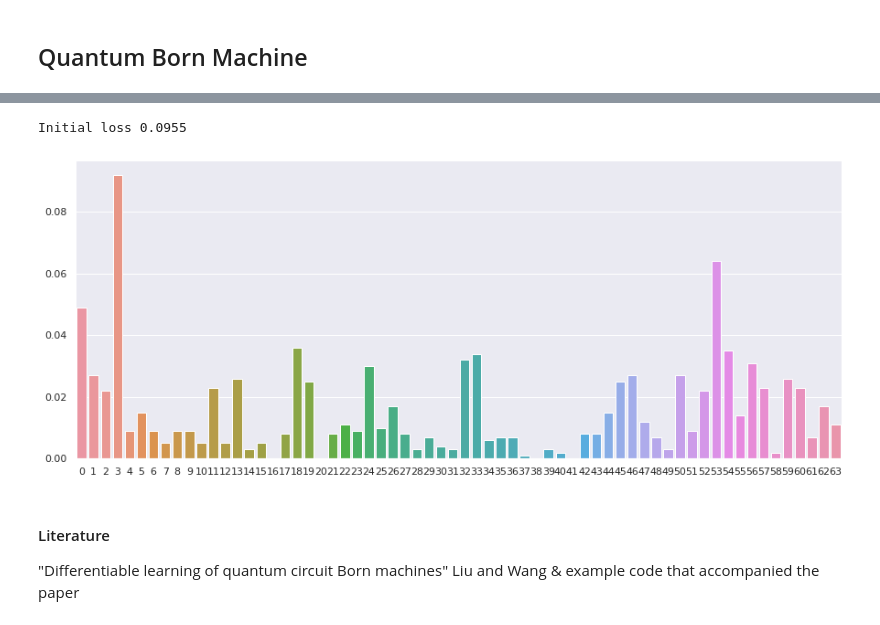
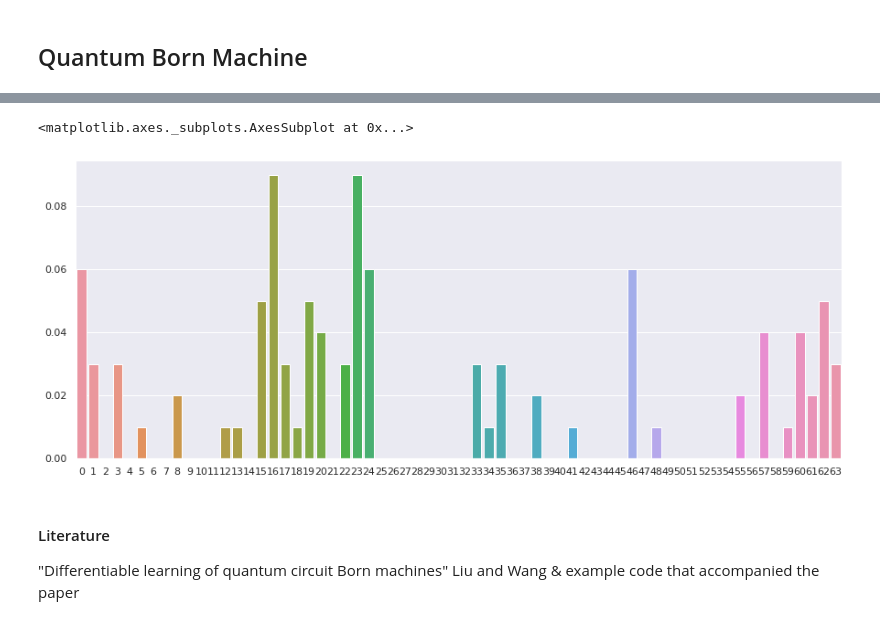
Before and after one commit to asakhnenko/EntangledSolutions, a Jupyter notebook: deep_learning/q_born_machine_qiskit.ipynb, the cells around one changed output, grey strips where cells are left out. Drawn from its saved outputs; the diff is of its cells as text; code cells hidden in the pictures.

Commit message:
Add PyTorch optimization

```diff
--- a/deep_learning/q_born_machine_qiskit.ipynb
+++ b/deep_learning/q_born_machine_qiskit.ipynb
@@ -23,7 +28,7 @@ def generate_pair(n_qubits):
     return pairs
 
 n_qubits = 6
-n_layers = 6
+n_layers = 3
 
 data = gaussian(n_qubits, mu = 2 ** 5 - 0.5, sigma = 2 ** 4)
 
@@ -191,0 +181,21 @@ b'CONVERGENCE: REL_REDUCTION_OF_F_<=_FACTR*EPSMCH'
+# %%
+hybrid_model = Hybrid(n_qubits, n_layers, simulator, 100, np.pi / 4)
+optimizer = optim.Adam(hybrid_model.parameters(), lr=0.0001)
+loss_func = MMDLoss(np.arange(2 ** n_qubits), [0.25,4])
+
+epochs = 100
+loss_list = []
+
+hybrid_model.train()
+for epoch in range(epochs):
+    optimizer.zero_grad()
+    # Forward pass
+    output = hybrid_model()
+    # Calculating loss
+    loss = loss_func(output, torch.tensor(data))
+    print(loss)
+    loss.backward()
+    loss_list.append(loss)
+
+    # Optimize the weights
+    optimizer.step()
@@ -192,11 +226,9 @@ b'CONVERGENCE: REL_REDUCTION_OF_F_<=_FACTR*EPSMCH'
 # %%
-distribution = model.get_probablities(result.x)
-
+distribution = hybrid_model().detach().numpy()[0]
 sns.barplot(x = np.arange(len(distribution)), y = distribution)
-print("Initial loss {0:0.4f}".format(model.loss(result.x)))
 # %% [output]
-Initial loss 0.0955
+<matplotlib.axes._subplots.AxesSubplot at 0x...>
-[figure, old version]
+[figure, new version]
 # %% [markdown]
 #### Literature
 "Differentiable learning of quantum circuit Born machines" Liu and Wang & example code that accompanied the paper
```
Also changed, not shown: parts of 14 cells of this notebook.
